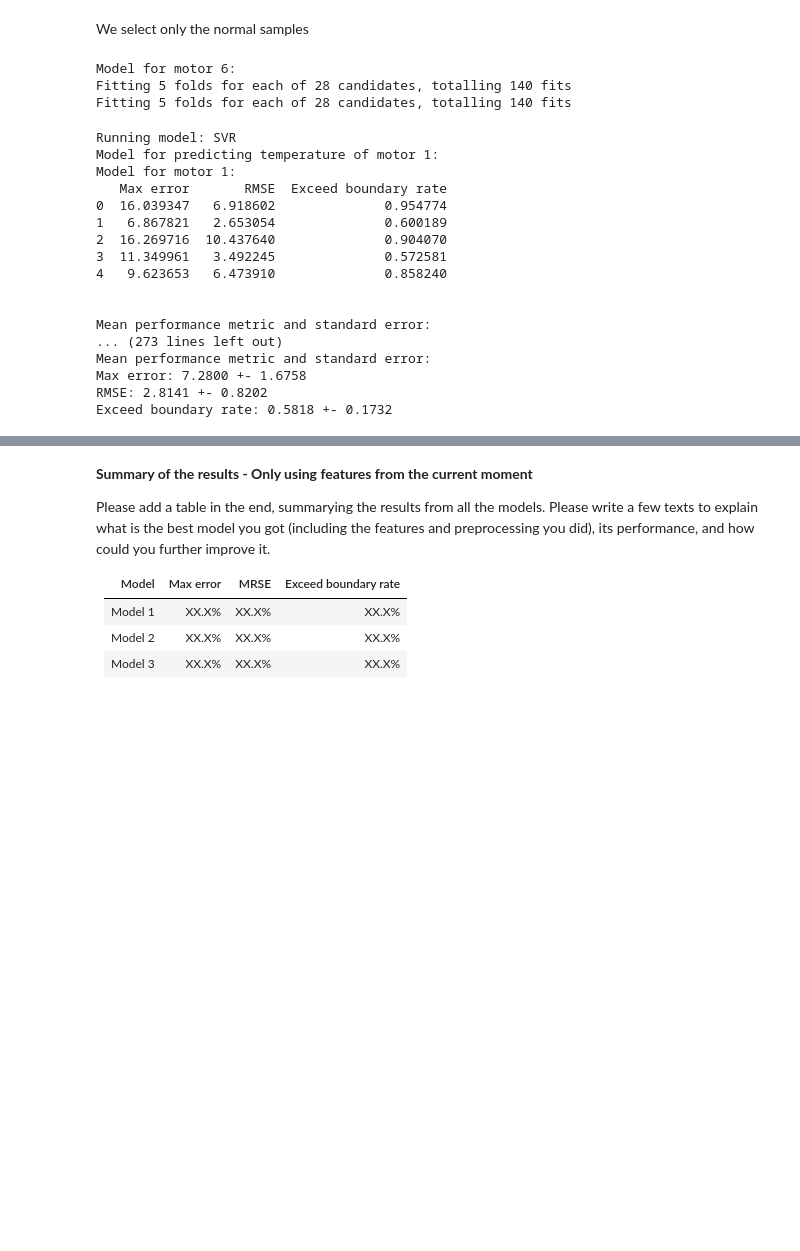
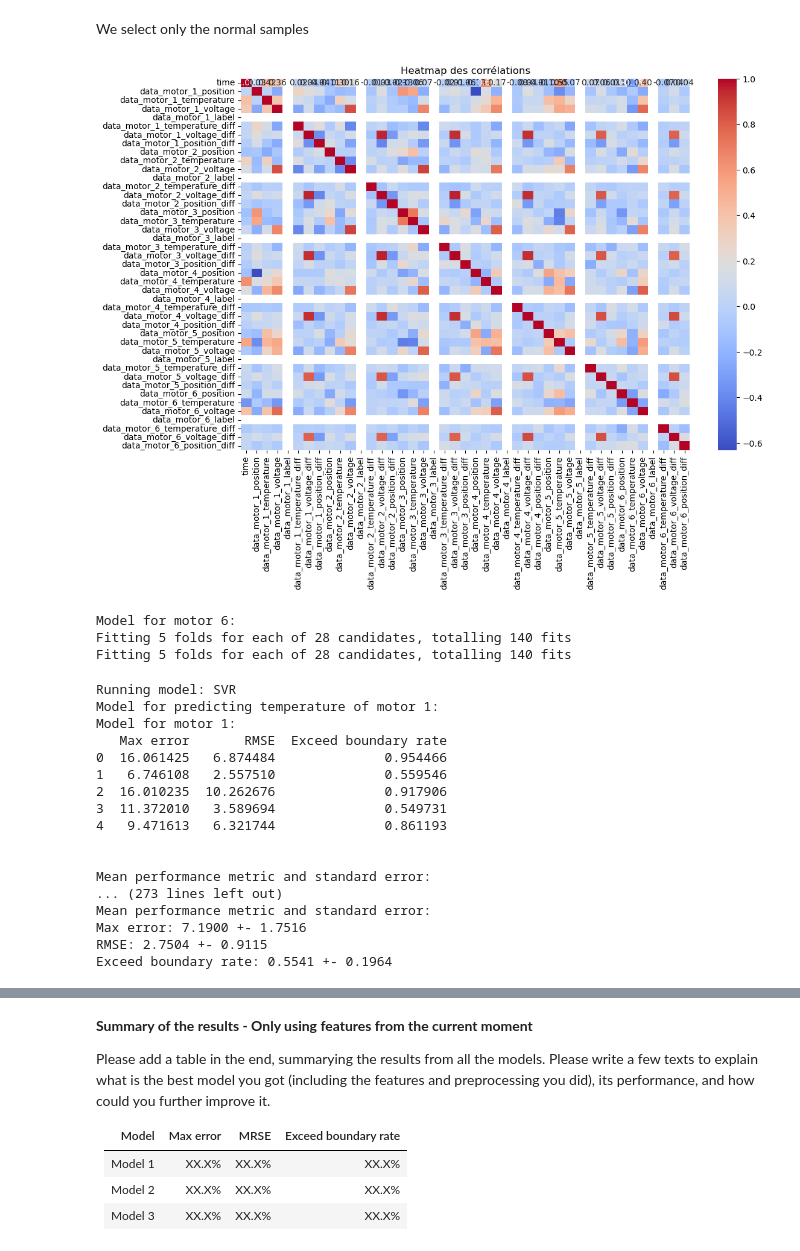
Before and after one commit to LucasTramonte/digital_twin_robot, a Jupyter notebook: projects/maintenance_industry_4_2024/ws_group_1/deliverables/WP_3_Group_1.ipynb, the cells around one changed output, grey strips where cells are left out. Saved outputs shown, nothing was run; the diff lists cells and outputs as text; code cells hidden in the pictures; blank space fills up the shorter version.

Commit message:
modele le plus efficace

```diff
--- a/projects/maintenance_industry_4_2024/ws_group_1/deliverables/WP_3_Group_1.ipynb
+++ b/projects/maintenance_industry_4_2024/ws_group_1/deliverables/WP_3_Group_1.ipynb
@@ -316,6 +297,18 @@ def run_all_models(df_data, models, feature_list, n_fold=5, threshold=3, window_
         summary_results.append((name, df_all_results))
 
     return summary_results
+# %%
+
+# Supprimer les colonnes non numériques si nécessaire
+df_numeric = df_data_smoothing.select_dtypes(include=[np.number])
+
+# Créer la heatmap
+plt.figure(figsize=(12, 8))
+sns.heatmap(df_numeric.corr(), annot=True, cmap='coolwarm', fmt=".2f")
+plt.title('Heatmap des corrélations')
+plt.show()
+# %% [output]
+[figure, added]
 # %%
 from utility import run_cv_one_motor
 
@@ -352,26 +345,24 @@ feature_list_all = ['time', 'data_motor_1_position', 'data_motor_1_temperature',
        'data_motor_6_temperature_diff', 'data_motor_6_voltage_diff', 'data_motor_6_position_diff']
 
 
-selected_features= ['time','data_motor_1_position',  'data_motor_1_temperature',
-                    'data_motor_2_position',
-                    'data_motor_3_position',
-                    'data_motor_4_position', 'data_motor_4_temperature',
-                    'data_motor_5_position', 'data_motor_5_temperature',
-                    'data_motor_6_position', 'data_motor_6_temperature',
-                    'data_motor_1_position_diff', 'data_motor_1_temperature_diff',
-                    'data_motor_2_position_diff',
-                    'data_motor_3_position_diff',
-                    'data_motor_4_position_diff', 'data_motor_4_temperature_diff',
-                    'data_motor_5_position_diff', 'data_motor_5_temperature_diff',
-                    'data_motor_6_position_diff', 'data_motor_6_temperature_diff',
-                    'data_motor_1_voltage','data_motor_2_voltage','data_motor_3_voltage','data_motor_5_voltage',
-                    'data_motor_1_voltage_diff','data_motor_2_voltage_diff','data_motor_3_voltage_diff','data_motor_5_voltage_diff','data_motor_6_voltage_diff']
+selected_features= ['time', 'data_motor_1_position', 'data_motor_1_temperature','data_motor_1_voltage',
+       'data_motor_1_temperature_diff', 'data_motor_1_voltage_diff','data_motor_1_position_diff',
+       'data_motor_2_position','data_motor_2_temperature', 'data_motor_2_voltage',
+       'data_motor_2_temperature_diff',  'data_motor_2_position_diff',
+       'data_motor_3_position', 'data_motor_3_temperature','data_motor_3_voltage',
+       'data_motor_3_temperature_diff', 'data_motor_3_position_diff',
+       'data_motor_4_position','data_motor_4_temperature', 'data_motor_4_voltage',
+       'data_motor_4_temperature_diff', 'data_motor_4_voltage_diff',
+       'data_motor_5_position', 'data_motor_5_temperature','data_motor_5_voltage',
+       'data_motor_5_temperature_diff', 'data_motor_5_voltage_diff','data_motor_5_position_diff',
+       'data_motor_6_position', 'data_motor_6_temperature', 'data_motor_6_voltage',
+       'data_motor_6_temperature_diff', 'data_motor_6_voltage_diff', 'data_motor_6_position_diff']
 
 threshold = 1
 window_size = 1
 sample_step = 1
 
-all_model_results = run_all_models(df_data=df_data_smoothing, models=models, feature_list=feature_list_all,
+all_model_results = run_all_models(df_data=df_data_smoothing, models=models, feature_list=selected_features,
                                    threshold=threshold, window_size=window_size, sample_step=sample_step,
                                    single_run_result=False)
 # %% [output]
@@ -379,16 +370,16 @@ Running model: SVR
 Model for predicting temperature of motor 1:
 Model for motor 1:
    Max error       RMSE  Exceed boundary rate
-0  16.039347   6.918602              0.954774
-1   6.867821   2.653054              0.600189
-2  16.269716  10.437640              0.904070
-3  11.349961   3.492245              0.572581
-4   9.623653   6.473910              0.858240
+0  16.061425   6.874484              0.954466
+1   6.746108   2.557510              0.559546
+2  16.010235  10.262676              0.917906
+3  11.372010   3.589694              0.549731
+4   9.471613   6.321744              0.861193
 
 
 Mean performance metric and standard error:
 ... (273 lines left out)
 Mean performance metric and standard error:
-Max error: 7.2800 +- 1.6758
-RMSE: 2.8141 +- 0.8202
-Exceed boundary rate: 0.5818 +- 0.1732
+Max error: 7.1900 +- 1.7516
+RMSE: 2.7504 +- 0.9115
+Exceed boundary rate: 0.5541 +- 0.1964
```
Also changed, not shown: parts of 6 cells of this notebook.
